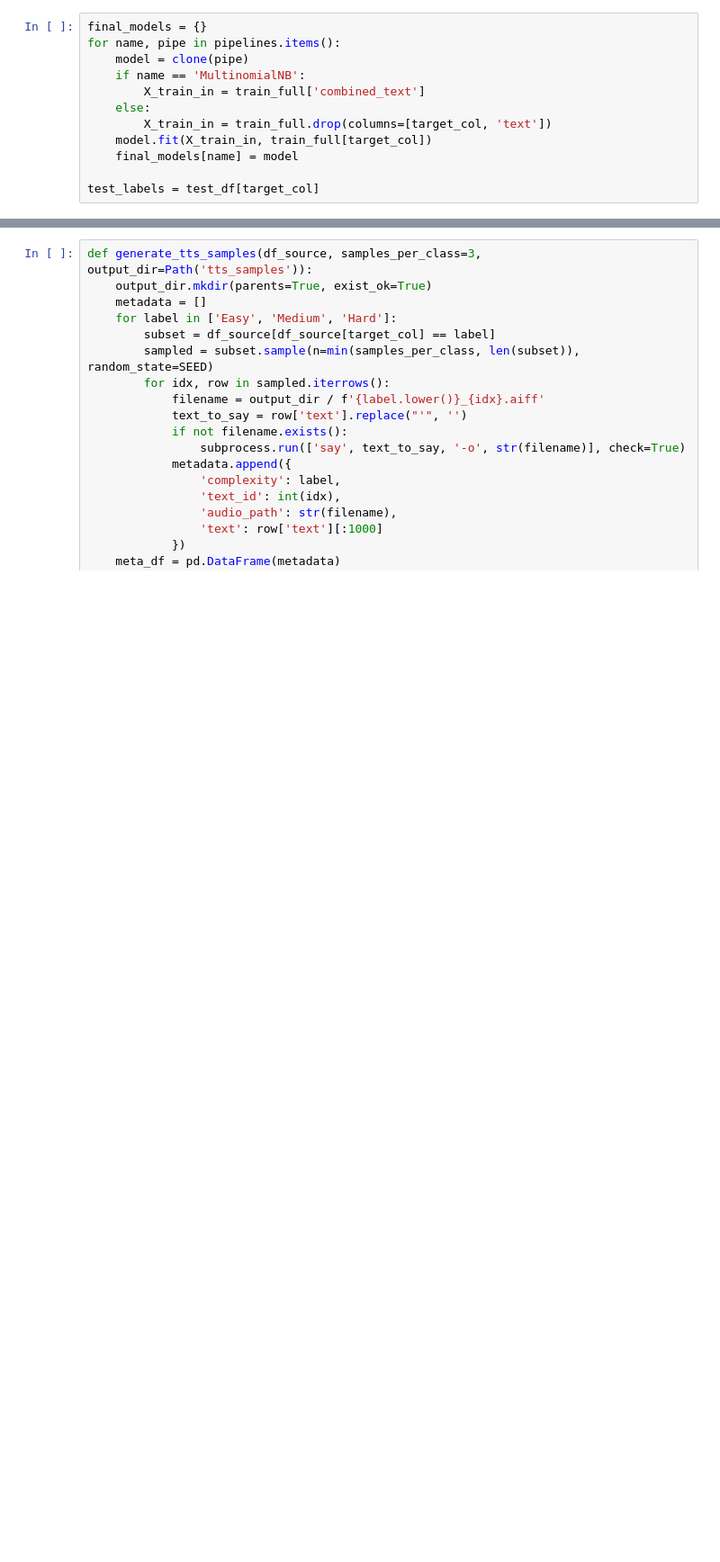
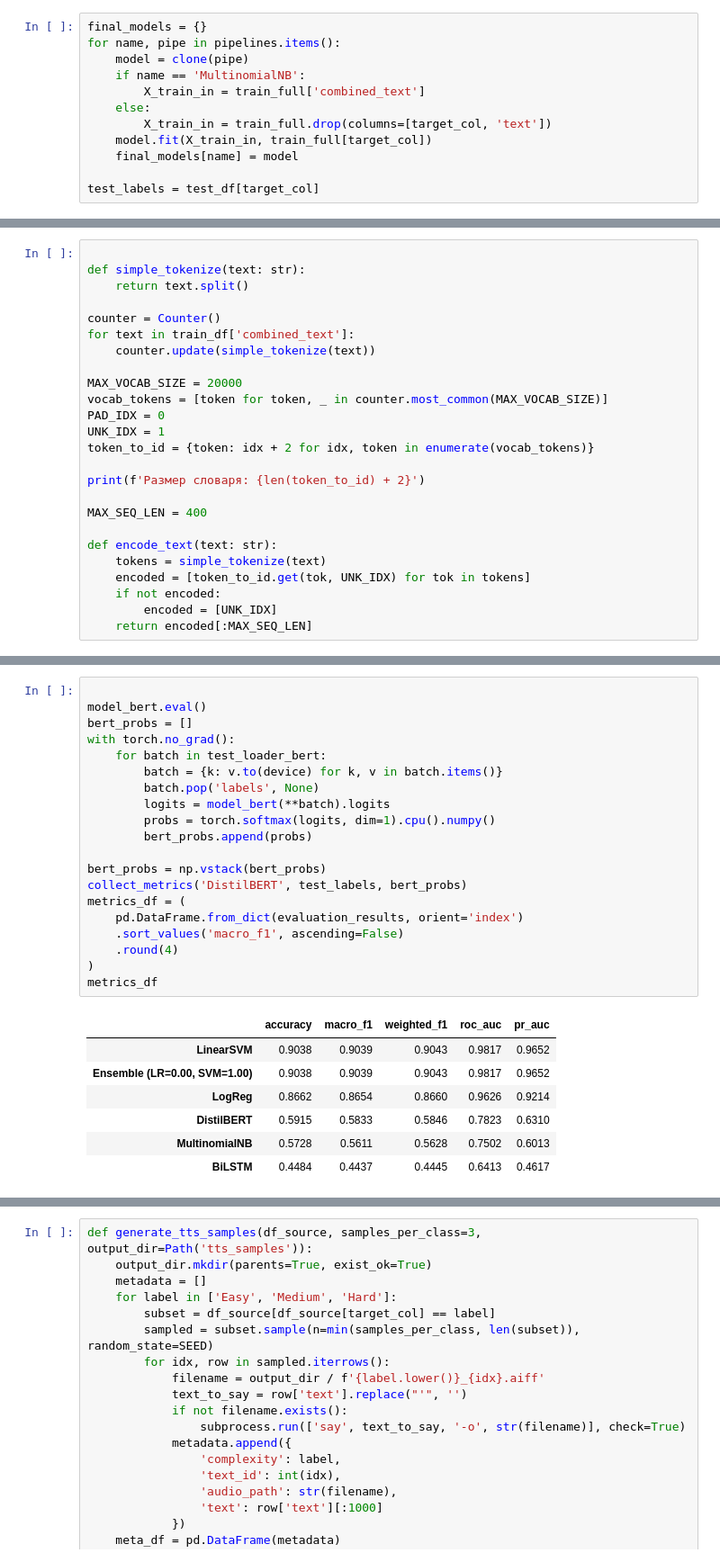
Before and after one commit to GuziiIV/urfu_NLP_project, a Jupyter notebook: bbc_news_classification.ipynb, the cells around one changed output, grey strips where cells are left out. Shown at 90% size. Drawn from its saved outputs; the diff is of its cells as text; blank space fills up the shorter version.

```diff
--- a/bbc_news_classification.ipynb
+++ b/bbc_news_classification.ipynb
@@ -359,0 +420,25 @@ if 'Ensemble' in reports:
+# %%
+
+def simple_tokenize(text: str):
+    return text.split()
+
+counter = Counter()
+for text in train_df['combined_text']:
+    counter.update(simple_tokenize(text))
+
+MAX_VOCAB_SIZE = 20000
+vocab_tokens = [token for token, _ in counter.most_common(MAX_VOCAB_SIZE)]
+PAD_IDX = 0
+UNK_IDX = 1
+token_to_id = {token: idx + 2 for idx, token in enumerate(vocab_tokens)}
+
+print(f'Размер словаря: {len(token_to_id) + 2}')
+
+MAX_SEQ_LEN = 400
+
+def encode_text(text: str):
+    tokens = simple_tokenize(text)
+    encoded = [token_to_id.get(tok, UNK_IDX) for tok in tokens]
+    if not encoded:
+        encoded = [UNK_IDX]
+    return encoded[:MAX_SEQ_LEN]
@@ -359,0 +718,28 @@ if 'Ensemble' in reports:
+# %%
+
+model_bert.eval()
+bert_probs = []
+with torch.no_grad():
+    for batch in test_loader_bert:
+        batch = {k: v.to(device) for k, v in batch.items()}
+        batch.pop('labels', None)
+        logits = model_bert(**batch).logits
+        probs = torch.softmax(logits, dim=1).cpu().numpy()
+        bert_probs.append(probs)
+
+bert_probs = np.vstack(bert_probs)
+collect_metrics('DistilBERT', test_labels, bert_probs)
+metrics_df = (
+    pd.DataFrame.from_dict(evaluation_results, orient='index')
+    .sort_values('macro_f1', ascending=False)
+    .round(4)
+)
+metrics_df
+# %% [output]
+|  | accuracy | macro_f1 | weighted_f1 | roc_auc | pr_auc |
+| LinearSVM | 0.9038 | 0.9039 | 0.9043 | 0.9817 | 0.9652 |
+| Ensemble (LR=0.00, SVM=1.00) | 0.9038 | 0.9039 | 0.9043 | 0.9817 | 0.9652 |
+| LogReg | 0.8662 | 0.8654 | 0.8660 | 0.9626 | 0.9214 |
+| DistilBERT | 0.5915 | 0.5833 | 0.5846 | 0.7823 | 0.6310 |
+| MultinomialNB | 0.5728 | 0.5611 | 0.5628 | 0.7502 | 0.6013 |
+| BiLSTM | 0.4484 | 0.4437 | 0.4445 | 0.6413 | 0.4617 |
```
Also changed, not shown: parts of 22 cells of this notebook.
